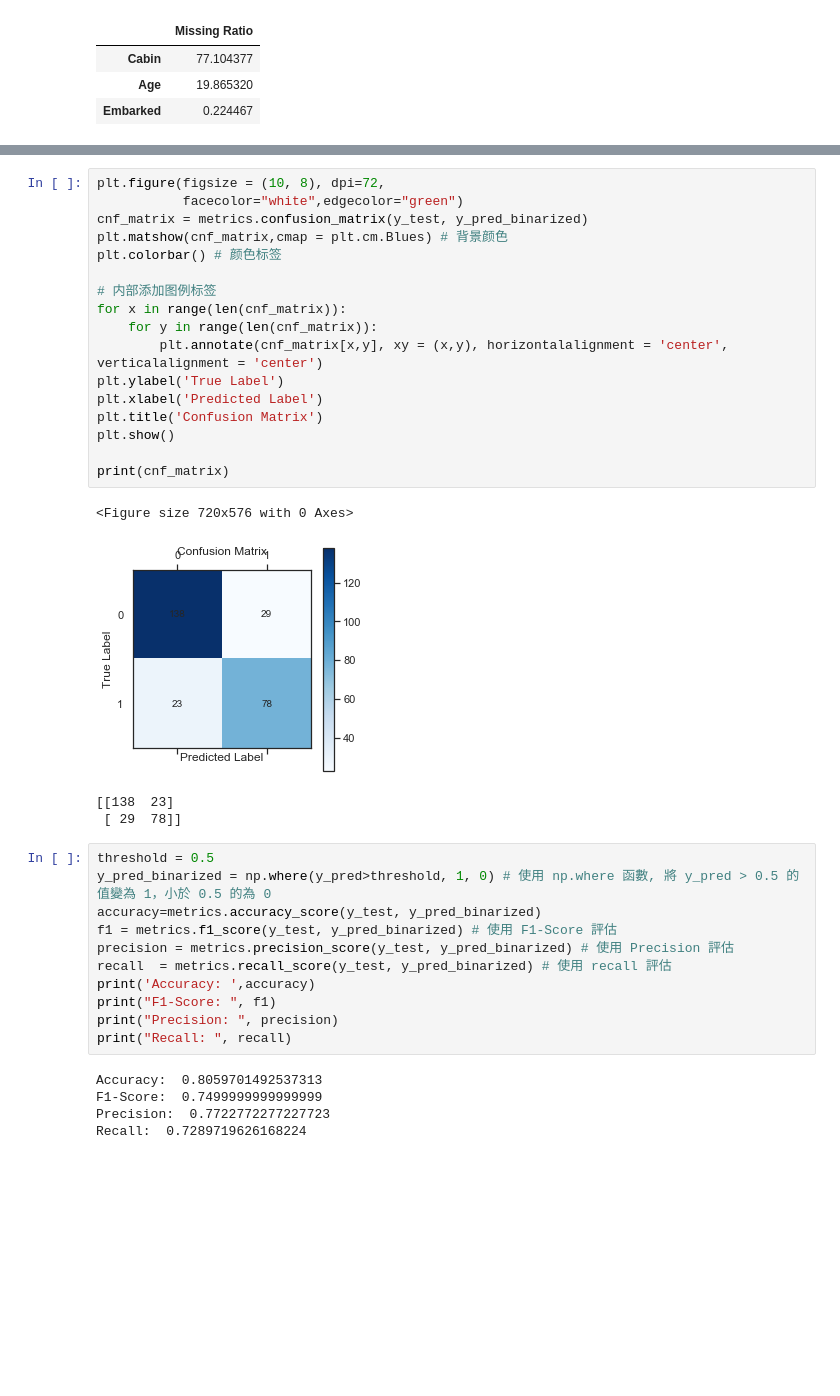
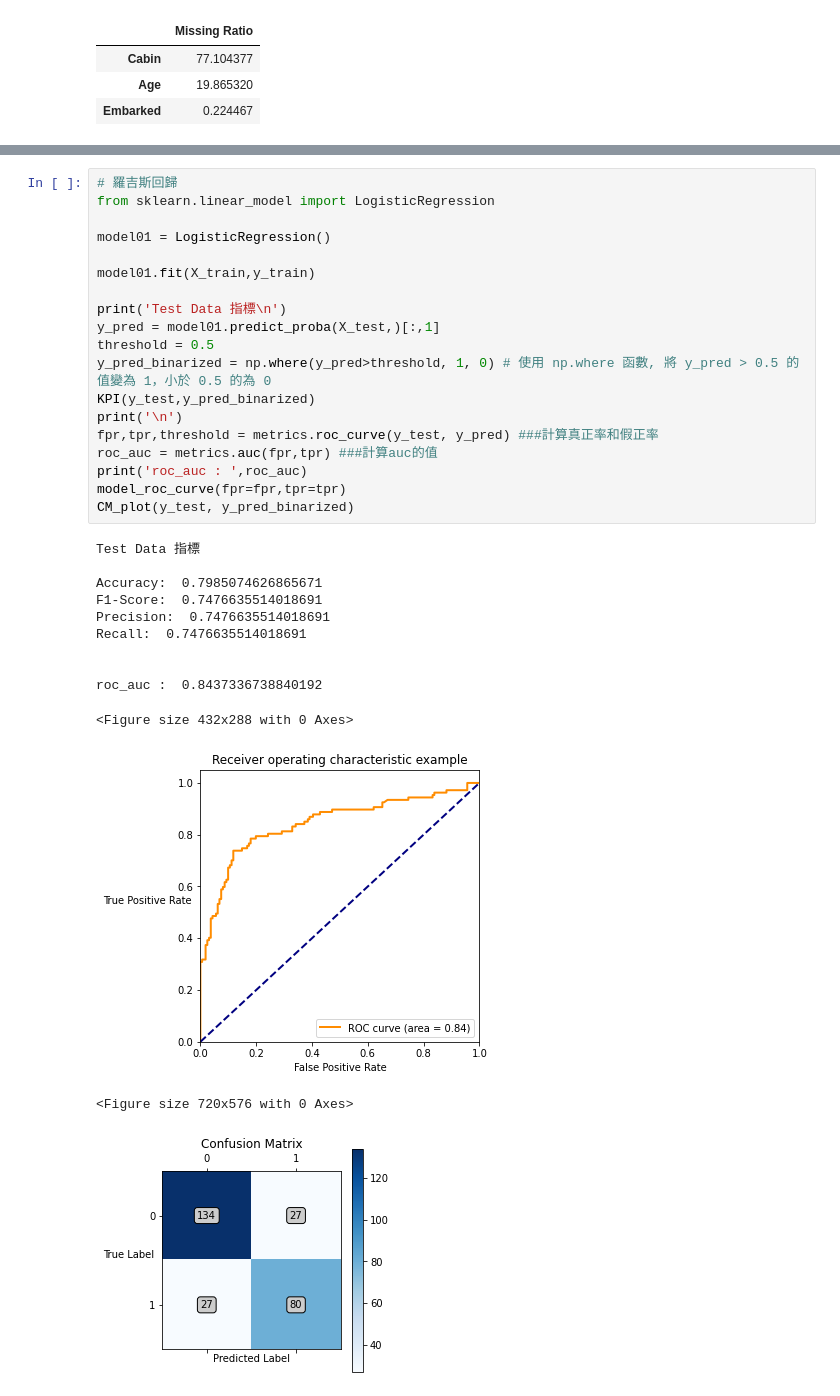
Before and after one commit to GallonShih/Projects, a Jupyter notebook: SideProject/02_Kaggle_Titanic/Titanic.ipynb, the cells around one changed output, grey strips where cells are left out. Saved outputs shown, nothing was run; the diff lists cells and outputs as text; blank space fills up the shorter version.

```diff
--- a/SideProject/02_Kaggle_Titanic/Titanic.ipynb
+++ b/SideProject/02_Kaggle_Titanic/Titanic.ipynb
@@ -336,38 +287,33 @@ model_roc_curve(fpr=fpr,tpr=tpr)
-# %%
-plt.figure(figsize = (10, 8), dpi=72,
-           facecolor="white",edgecolor="green")
-cnf_matrix = metrics.confusion_matrix(y_test, y_pred_binarized)
-plt.matshow(cnf_matrix,cmap = plt.cm.Blues) # 背景颜色
-plt.colorbar() # 颜色标签
-
-# 内部添加图例标签
-for x in range(len(cnf_matrix)):
-    for y in range(len(cnf_matrix)):
-        plt.annotate(cnf_matrix[x,y], xy = (x,y), horizontalalignment = 'center', verticalalignment = 'center')
-plt.ylabel('True Label')
-plt.xlabel('Predicted Label')
-plt.title('Confusion Matrix')
-plt.show()
-
-print(cnf_matrix)
-# %% [output]
-<Figure size 720x576 with 0 Axes>
-[figure, removed]
-[[138  23]
- [ 29  78]]
-# %%
-threshold = 0.5
-y_pred_binarized = np.where(y_pred>threshold, 1, 0) # 使用 np.where 函數, 將 y_pred > 0.5 的值變為 1，小於 0.5 的為 0
-accuracy=metrics.accuracy_score(y_test, y_pred_binarized)
-f1 = metrics.f1_score(y_test, y_pred_binarized) # 使用 F1-Score 評估
-precision = metrics.precision_score(y_test, y_pred_binarized) # 使用 Precision 評估
-recall  = metrics.recall_score(y_test, y_pred_binarized) # 使用 recall 評估
-print('Accuracy: ',accuracy)
-print("F1-Score: ", f1)
-print("Precision: ", precision)
-print("Recall: ", recall)
-# %% [output]
-Accuracy:  0.8059701492537313
-F1-Score:  0.7499999999999999
-Precision:  0.7722772277227723
-Recall:  0.7289719626168224
+# %%
+# 羅吉斯回歸
+from sklearn.linear_model import LogisticRegression
+
+model01 = LogisticRegression()
+
+model01.fit(X_train,y_train)
+
+print('Test Data 指標\n')
+y_pred = model01.predict_proba(X_test,)[:,1]
+threshold = 0.5
+y_pred_binarized = np.where(y_pred>threshold, 1, 0) # 使用 np.where 函數, 將 y_pred > 0.5 的值變為 1，小於 0.5 的為 0
+KPI(y_test,y_pred_binarized)
+print('\n')
+fpr,tpr,threshold = metrics.roc_curve(y_test, y_pred) ###計算真正率和假正率
+roc_auc = metrics.auc(fpr,tpr) ###計算auc的值
+print('roc_auc : ',roc_auc)
+model_roc_curve(fpr=fpr,tpr=tpr)
+CM_plot(y_test, y_pred_binarized)
+# %% [output]
+Test Data 指標
+
+Accuracy:  0.7985074626865671
+F1-Score:  0.7476635514018691
+Precision:  0.7476635514018691
+Recall:  0.7476635514018691
+
+
+roc_auc :  0.8437336738840192
+<Figure size 432x288 with 0 Axes>
+[figure, added]
+<Figure size 720x576 with 0 Axes>
+[figure, added]
```
Also changed, not shown: parts of 22 cells of this notebook.
